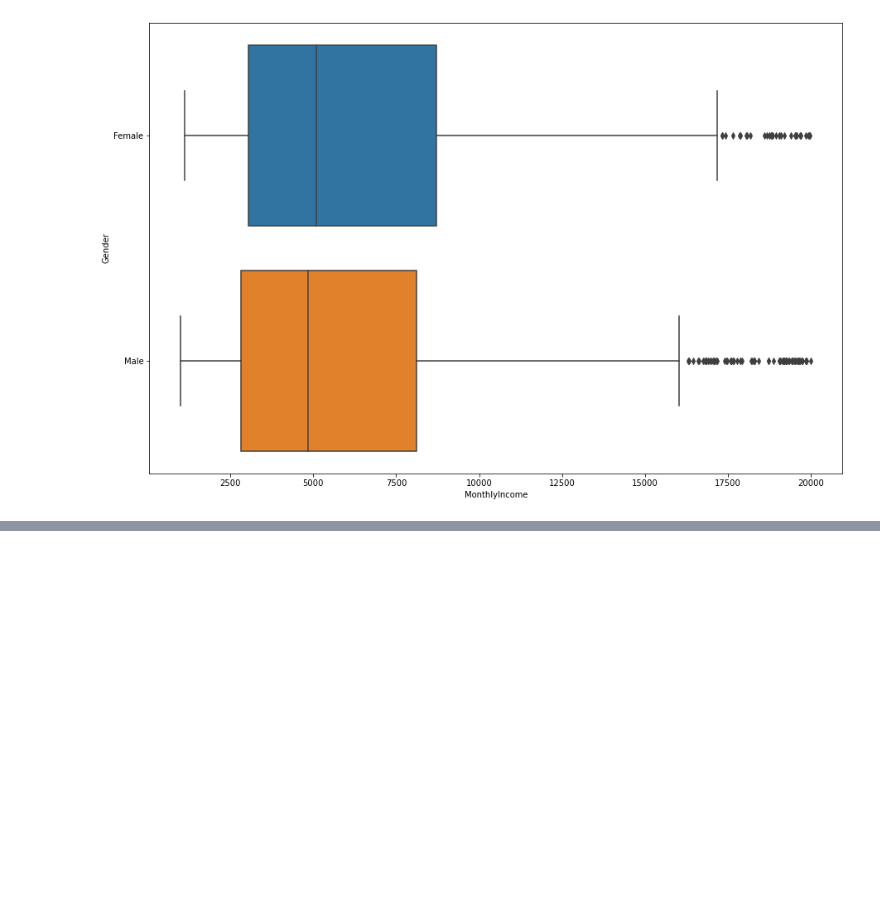
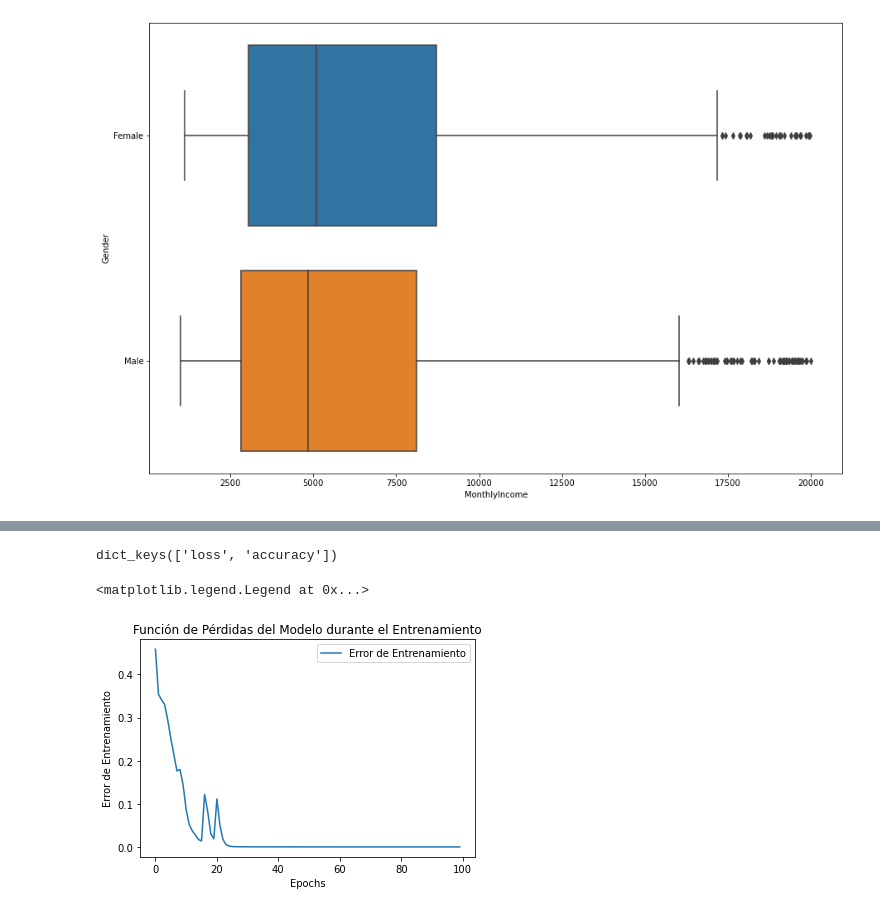
Before and after one commit to Ilhoeste/Human_Resources, a Jupyter notebook: human_Resources/notebook/Untitled.ipynb, the cells around one changed output, grey strips where cells are left out. Drawn from its saved outputs; the diff is of its cells as text; code cells hidden in the pictures; blank space fills up the shorter version.

```diff
--- a/human_Resources/notebook/Untitled.ipynb
+++ b/human_Resources/notebook/Untitled.ipynb
@@ -218,0 +435,6 @@ plt.show()
+# %%
+model = tf.keras.models.Sequential()
+model.add(tf.keras.layers.Dense(units = 500, activation='relu', input_shape=(50, )))
+model.add(tf.keras.layers.Dense(units = 500, activation='relu'))
+model.add(tf.keras.layers.Dense(units = 500, activation='relu'))
+model.add(tf.keras.layers.Dense(units = 1, activation='sigmoid'))
@@ -218,0 +467,7 @@ plt.show()
+# %%
+model.compile(optimizer='Adam', loss = 'binary_crossentropy', metrics=['accuracy'])
+# %%
+# oversampler = SMOTE(random_state=0)
+# smote_train, smote_target = oversampler.fit_sample(X_train, y_train)
+# epochs_hist = model.fit(smote_train, smote_target, epochs = 100, batch_size = 50)
+epochs_hist = model.fit(X_train, y_train, epochs = 100, batch_size=50)
@@ -218,0 +513,13 @@ plt.show()
+# %%
+epochs_hist.history.keys()
+# %% [output]
+dict_keys(['loss', 'accuracy'])
+# %%
+plt.plot(epochs_hist.history['loss'])
+plt.title("Función de Pérdidas del Modelo durante el Entrenamiento")
+plt.xlabel("Epochs")
+plt.ylabel("Error de Entrenamiento")
+plt.legend(["Error de Entrenamiento"])
+# %% [output]
+<matplotlib.legend.Legend at 0x...>
+[figure, added]
```
Also changed, not shown: parts of 48 cells of this notebook, 2 other files.
